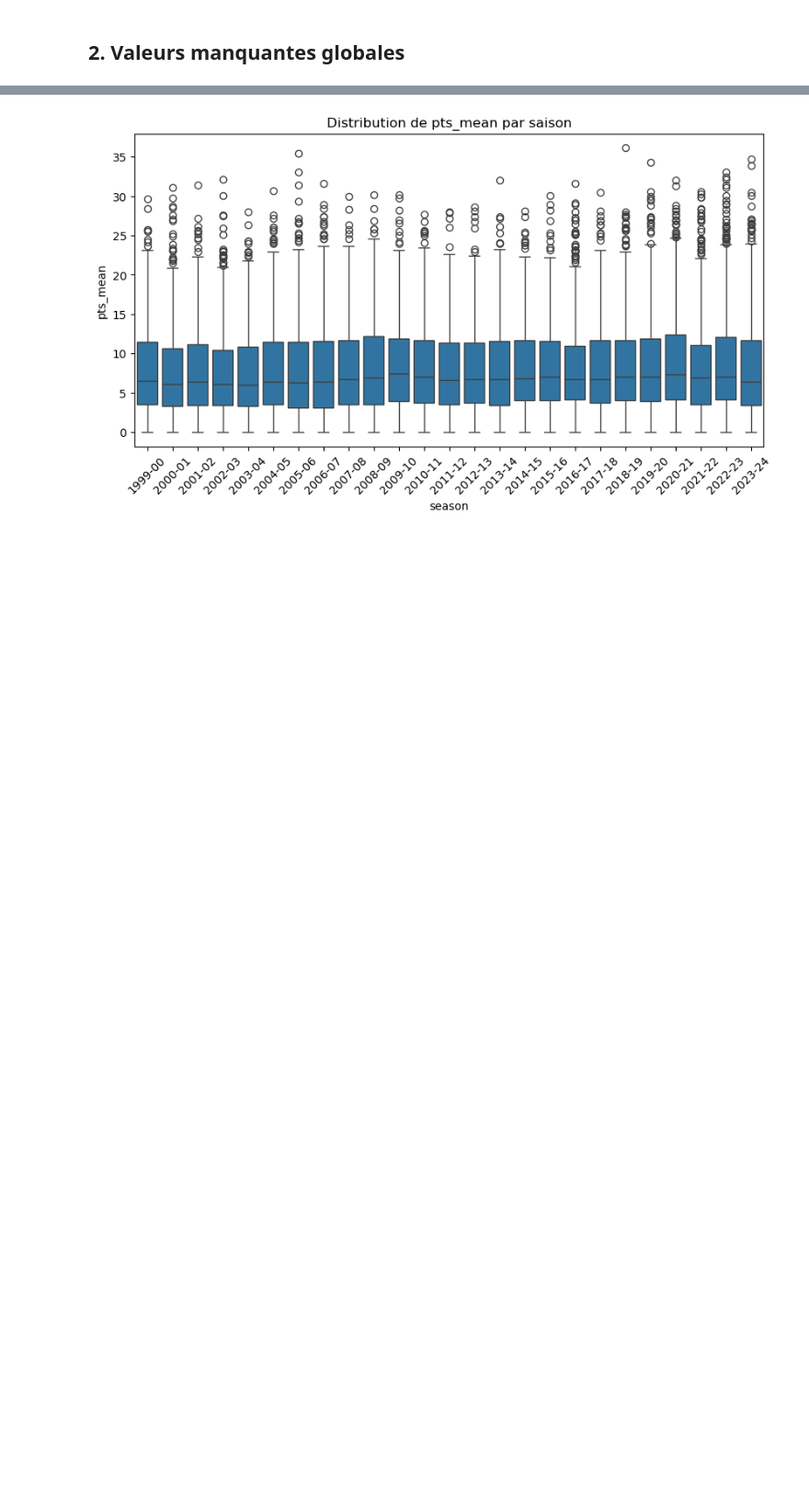
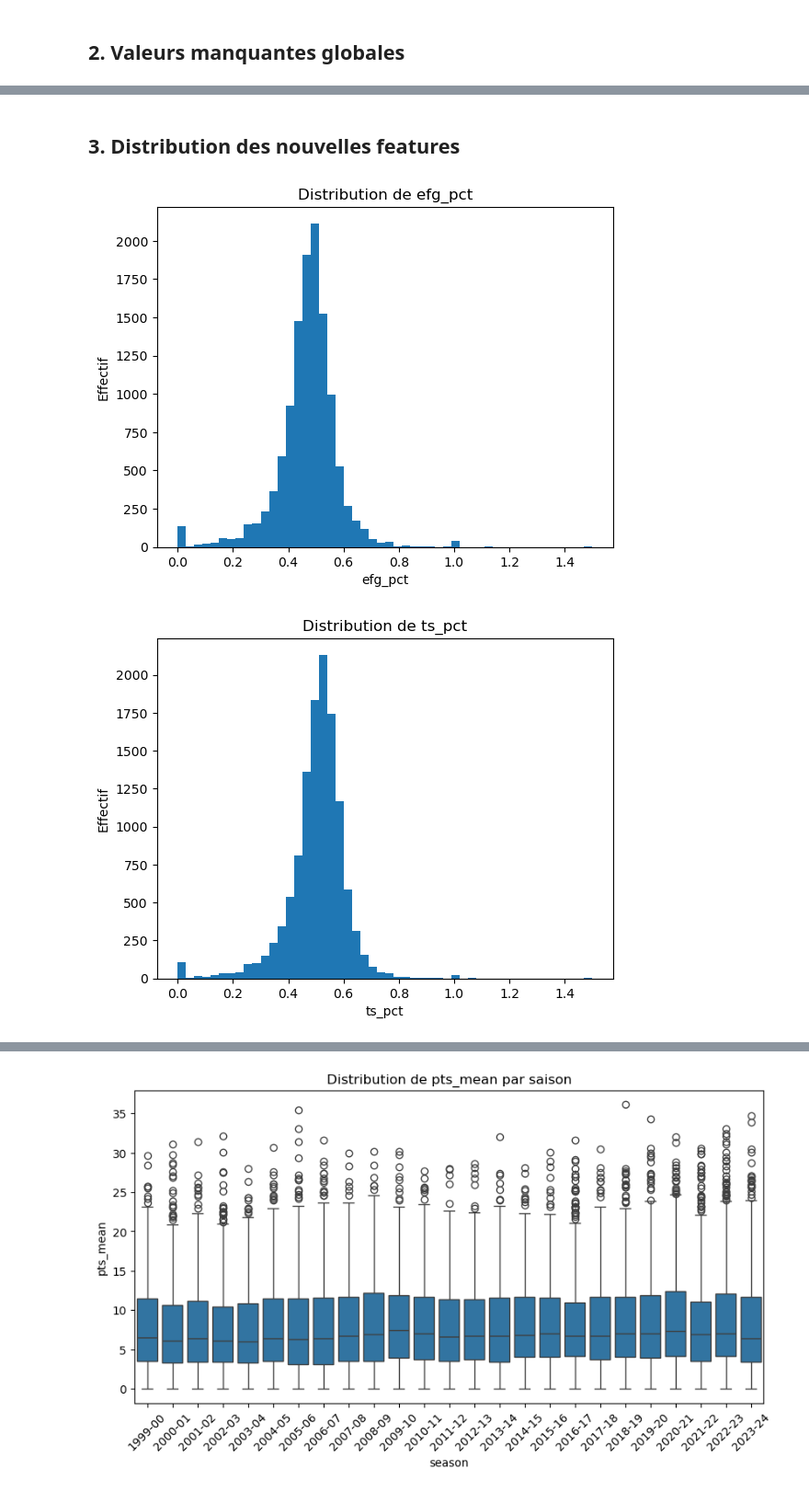
Before and after one commit to othmanedq/ml-project, a Jupyter notebook: ML Players/nba_rating/notebooks/eda_ml.ipynb, the cells around one changed output, grey strips where cells are left out. Shown at 92% size. Saved outputs shown, nothing was run; the diff lists cells and outputs as text; code cells hidden in the pictures; blank space fills up the shorter version.

```diff
--- a/ML Players/nba_rating/notebooks/eda_ml.ipynb
+++ b/ML Players/nba_rating/notebooks/eda_ml.ipynb
@@ -50,3 +55,26 @@ pts_mean           0.000000
 season             0.000000
 avail              0.000000
 dtype: float64
+# %% [markdown]
+## 3. Distribution des nouvelles features
+# %%
+# On visualise la distribution de chaque feature avancée (per36, efg_pct, ts_pct, etc.)
+import matplotlib.pyplot as plt
+
+new_feats = [
+    'efg_pct', 'ts_pct',
+    'stl_mean', 'blk_mean', 'tov_mean',
+    'pts36', 'reb36', 'ast36', 'stl36', 'blk36', 'tov36', 'pm36'
+]
+
+for feat in new_feats:
+    data = df_all[feat].dropna()
+    plt.figure()
+    plt.hist(data, bins=50)
+    plt.title(f"Distribution de {feat}")
+    plt.xlabel(feat)
+    plt.ylabel('Effectif')
+    plt.show()
+# %% [output]
+[figure, added]
+[figure, added]
```
Also changed, not shown: parts of 22 cells of this notebook, 3 other files.
